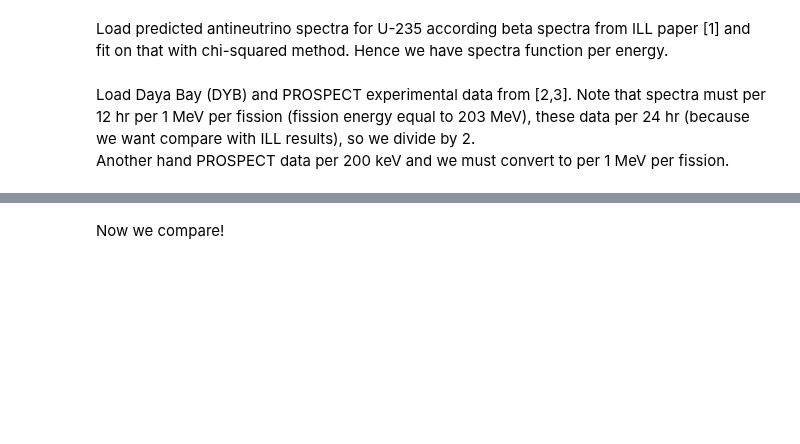
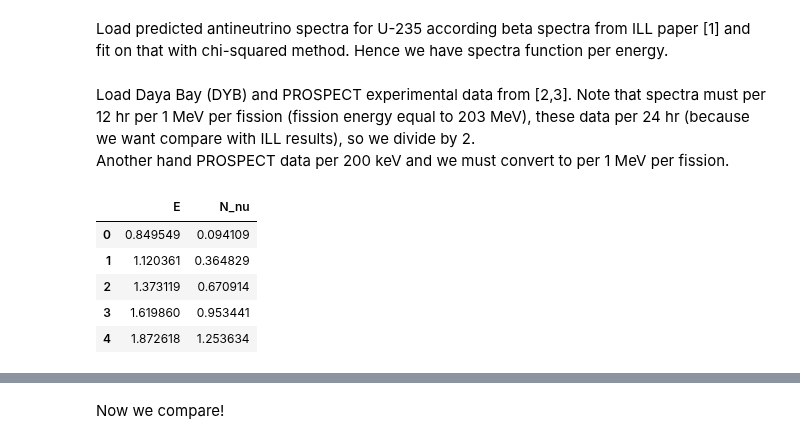
Before and after one commit to dehpour/Reactor-Antineutrino-Flux-Analysis, a Jupyter notebook: ILL's Phenomenological Model Predicted Antineutrino Flux Compare with Recently Observations.ipynb, the cells around one changed output, grey strips where cells are left out. Drawn from its saved outputs; the diff is of its cells as text; code cells hidden in the pictures; blank space fills up the shorter version.

```diff
--- a/ILL's Phenomenological Model Predicted Antineutrino Flux Compare with Recently Observations.ipynb
+++ b/ILL's Phenomenological Model Predicted Antineutrino Flux Compare with Recently Observations.ipynb
@@ -39,7 +39,14 @@ Another hand PROSPECT data per 200 keV and we must convert to per 1 MeV per fiss
 # %%
 DYB_235U = pd.read_csv('https://raw.githubusercontent.com/dehpour/Reactor-Antineutrino-Flux-Analysis/main/db/2019Adey_N_nu_E_235U.csv')
 E_DYB_235U, N_DYB_235U = DYB_235U['E'], DYB_235U['N_nu']/2
-#DYB_235U.head()
+DYB_235U.head()
+# %% [output]
+|  | E | N_nu |
+| 0 | 0.849549 | 0.094109 |
+| 1 | 1.120361 | 0.364829 |
+| 2 | 1.373119 | 0.670914 |
+| 3 | 1.619860 | 0.953441 |
+| 4 | 1.872618 | 1.253634 |
 # %%
 PROSPECT_235U = pd.read_csv('https://raw.githubusercontent.com/dehpour/Reactor-Antineutrino-Flux-Analysis/main/db/2018Ashenfelter_N_nu_E_235U.csv')
 E_PROSPECT_235U, N_PROSPECT_235U = PROSPECT_235U['E'], ((202.36*1000)/200)*PROSPECT_235U['N_nu']*10**-6/2
```
Also changed, not shown: parts of 4 cells of this notebook.
